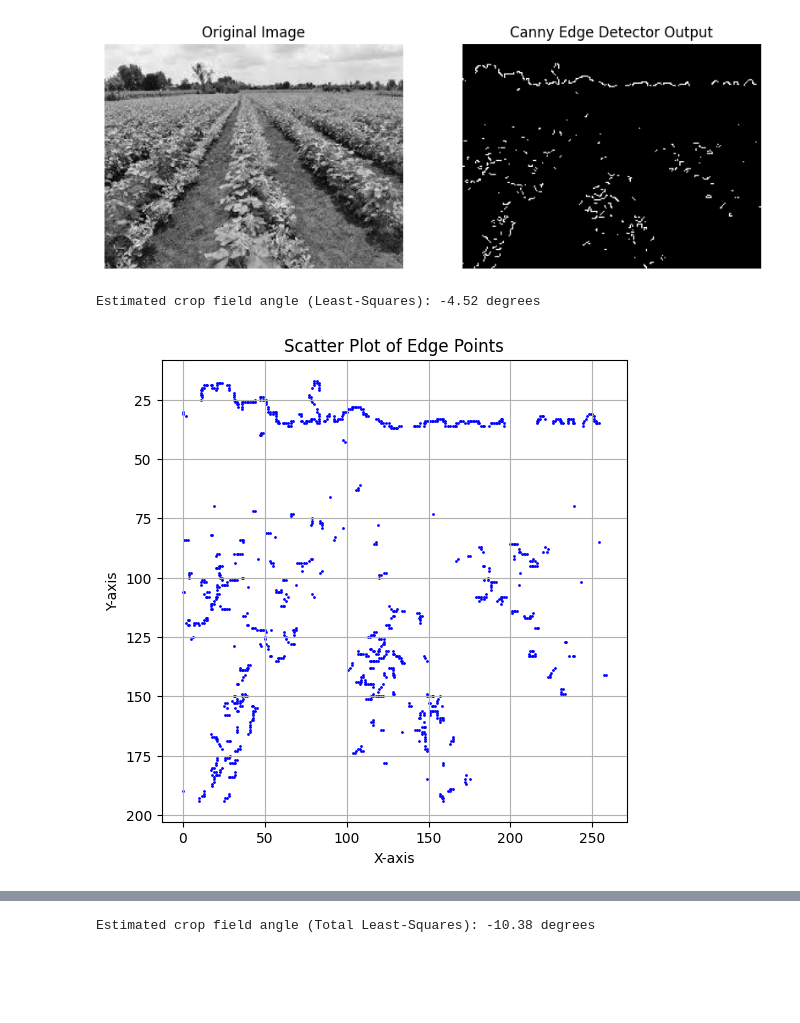
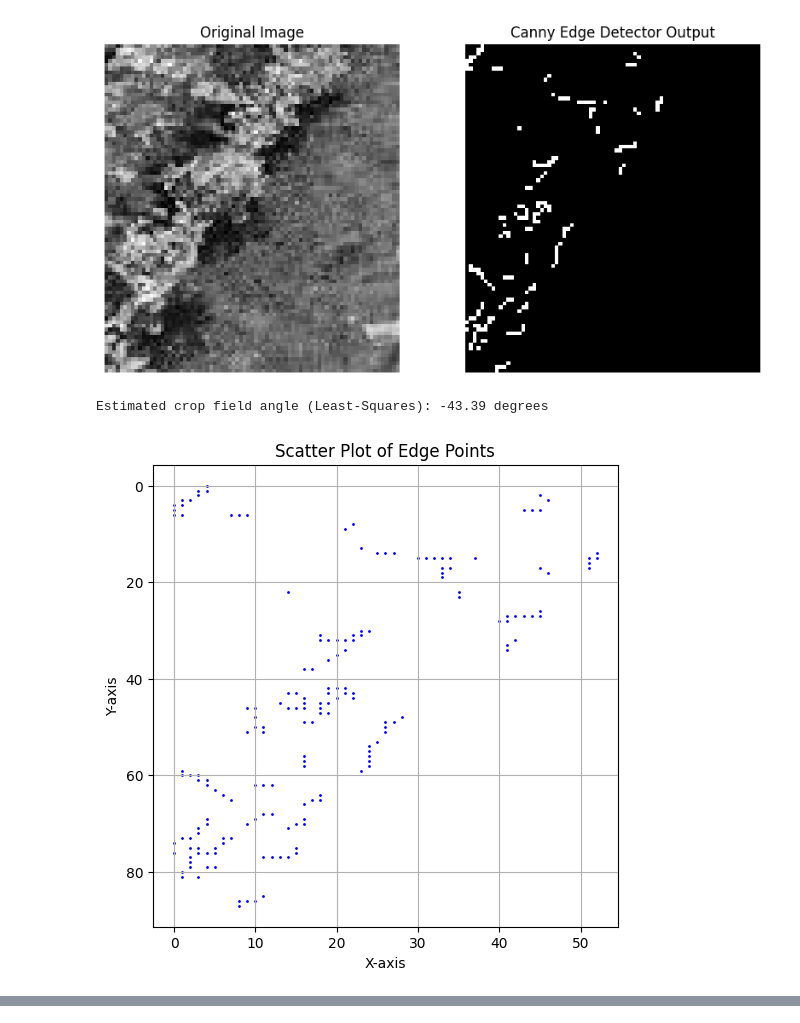
Before and after one commit to Genuuu/ET3112-Assignment-02, a Jupyter notebook: src/Code.ipynb, the cells around one changed output, grey strips where cells are left out. Saved outputs shown, nothing was run; the diff lists cells and outputs as text; code cells hidden in the pictures; blank space fills up the shorter version.

```diff
--- a/src/Code.ipynb
+++ b/src/Code.ipynb
@@ -3,7 +3,7 @@ import cv2 as cv
 import matplotlib.pyplot as plt
 import numpy as np
 
-img = cv.imread('../Images/img1.jpg',0)
+img = cv.imread('../Images/img3.jpg',0)
 
 assert img is not None
 
@@ -37,50 +37,33 @@ plt.scatter(x,y,s=1, color='blue')
 plt.gca().invert_yaxis()
 
 plt.title('Scatter Plot of Edge Points')
 plt.xlabel('X-axis')
 plt.ylabel('Y-axis')
 plt.grid(True)
 
 m, c = np.polyfit(x, y, 1)
 
 x_line = np.array([min(x), max(x)])
 y_line = m * x_line + c
 
 angle_rad = np.arctan(m)
 angle_deg = np.degrees(angle_rad)
 
 print(f"Estimated crop field angle (Least-Squares): {angle_deg:.2f} degrees")
 
 plt.figure(figsize=(6,6))
 plt.scatter(x, y, s=1, color='blue', label='Extracted Edges')
 plt.plot(x_line, y_line, color='red', linewidth=2, label='Least-Squares Fit')
 plt.gca().invert_yaxis()
 
 plt.title('Least-Squares Fit')
 plt.xlabel('X Coordinates')
 plt.ylabel('Y Coordinates')
 plt.legend()
 plt.grid(True)
 
 plt.show()
-
-x_mean = np.mean(x)
-y_mean = np.mean(y)
-
-x_centered = x - x_mean
-y_centered = y - y_mean
-
-data_matrix = np.vstack((x_centered, y_centered)).T
-U, S, V_transpose = np.linalig.svd(data_matrix)
-
-direction_vector = V_transpose[0]
-dx = direction_vector[0]
-dy = direction_vector[1]
-
-m_tls = dy/dx
-c_tls = y_mean - (m_tls * x_mean)]
-;
 # %% [output]
-[figure, old version]
+[figure, new version]
-Estimated crop field angle (Least-Squares): -4.52 degrees
+Estimated crop field angle (Least-Squares): -43.39 degrees
-[figure, old version]
+[figure, new version]
@@ -88 +70,0 @@ Estimated crop field angle (Least-Squares): -4.52 degrees
-Estimated crop field angle (Total Least-Squares): -10.38 degrees
```
Also changed, not shown: parts of 1 cell of this notebook.
